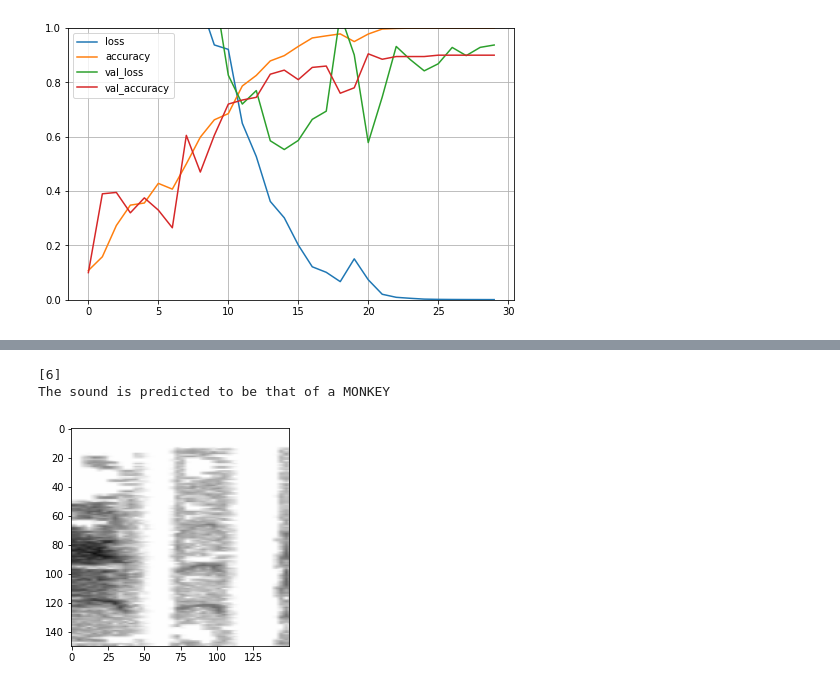
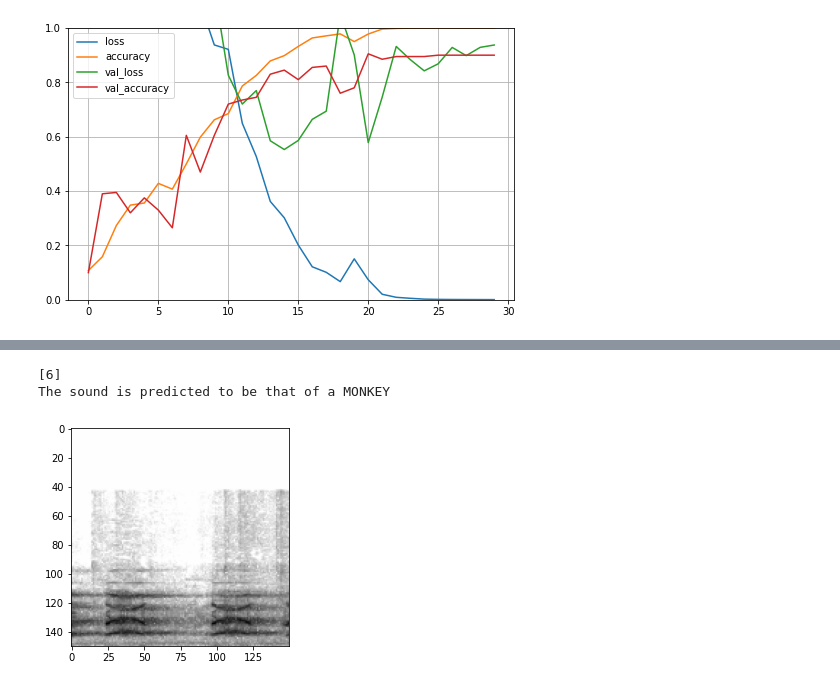
Before and after one commit to QuangLe102/Classification_animal, a Jupyter notebook: Classification_animal.ipynb, the cells around one changed output, grey strips where cells are left out. Cells and saved outputs as stored; diff of their text form; code cells hidden in the pictures.

```diff
--- a/Classification_animal.ipynb
+++ b/Classification_animal.ipynb
@@ -147,5 +165,5 @@ model1 = keras.models.load_model('../content/Classification.h5')
 # %%
-test =15
+test =50
 plt.imshow(cv2.cvtColor(x_pre[test], cv2.COLOR_BGR2RGB))
 print(x_pre[test].shape)
 img = x_pre[test].reshape(1, 150, 150, 3)
@@ -191,9 +264,10 @@ def Classification (wav):
 # %%
-dir_wav = "../content/drive/MyDrive/WAV/7.MONKEY/10_51B_out_2.wav"
+#MONKEY
+dir_wav = "../content/drive/MyDrive/WAV/7.MONKEY/mokey158_out_1_out_50.wav"
 Classification (dir_wav)
 # %% [output]
 [interactive output not drawn]
 [6]
 The sound is predicted to be that of a MONKEY
-[figure, old version]
+[figure, new version]
 # %%
```
Also changed, not shown: parts of 18 cells of this notebook.
